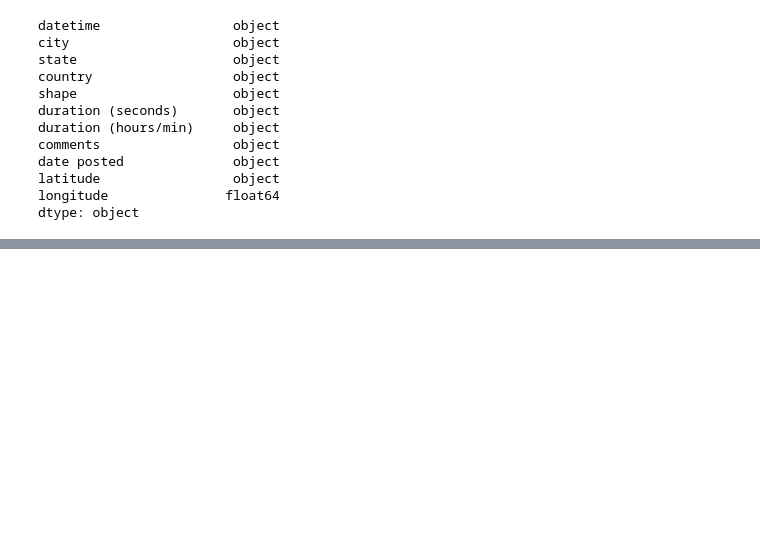
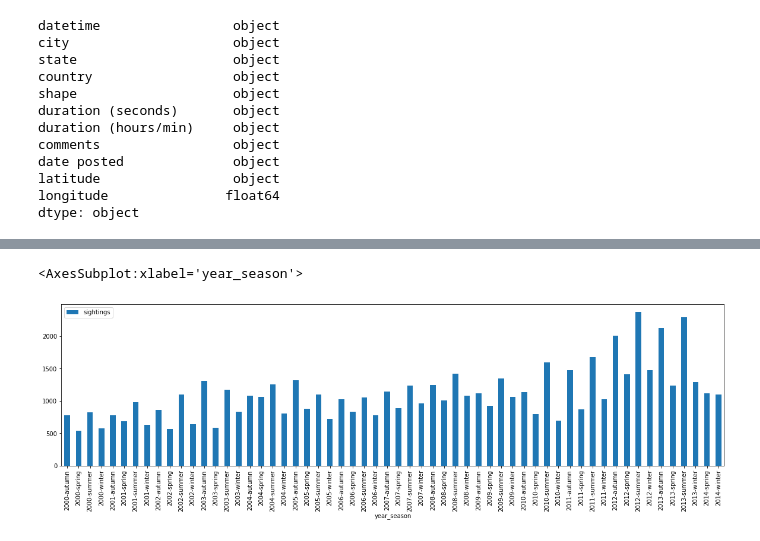
Before and after one commit to JPDZ67/alien, a Jupyter notebook: notebooks/JPDZ67_time_series.ipynb, the cells around one changed output, grey strips where cells are left out. Saved outputs shown, nothing was run; the diff lists cells and outputs as text; code cells hidden in the pictures; blank space fills up the shorter version.

```diff
--- a/notebooks/JPDZ67_time_series.ipynb
+++ b/notebooks/JPDZ67_time_series.ipynb
@@ -51,0 +52,5 @@ print(scrubbed_data.shape[0],data_.shape[0])
+# %%
+data_['day'] = data_['datetime'].apply(lambda x: x.strftime("%Y-%m-%d"))
+data_['month'] = data_['datetime'].apply(lambda x: x.strftime("%Y-%m"))
+data_['month_number'] = data_['datetime'].apply(lambda x: int(x.month))
+data_['year_number'] = data_['datetime'].apply(lambda x: int(x.year))
@@ -51,0 +78,5 @@ print(scrubbed_data.shape[0],data_.shape[0])
+# %%
+seasons = ['winter','winter','spring','spring','spring','summer','summer','summer','autumn','autumn','autumn','winter']
+month_to_season = dict(zip(range(1,13), seasons))
+data_['season'] = data_.month_number.map(month_to_season)
+data_['year_season'] = data_['year_number'].astype(str)+'-'+data_['season']
@@ -87,0 +109,3 @@ Name: datetime, dtype: float64
+# %%
+data_['duration (seconds)'] = data_['duration (seconds)'].apply (lambda x: x.replace("`",""))
+data_['duration (seconds)'] = data_['duration (seconds)'].astype(float)
@@ -87,0 +123,3 @@ Name: datetime, dtype: float64
+# %%
+data_stats_by_month_ = data_.groupby(by=['year_season']).agg({'duration (seconds)': 'mean', 'shape': 'count'})
+data_stats_by_month_.rename(columns={'shape':'sightings'},inplace=True); data_stats_by_month_.head()
@@ -87,0 +154,6 @@ Name: datetime, dtype: float64
+# %%
+fig, axs = plt.subplots(1,1,figsize=(20,5))
+data_stats_by_month_.plot.bar(y='sightings',ax=axs)
+# %% [output]
+<AxesSubplot:xlabel='year_season'>
+[figure, added]
```
Also changed, not shown: parts of 17 cells of this notebook.
